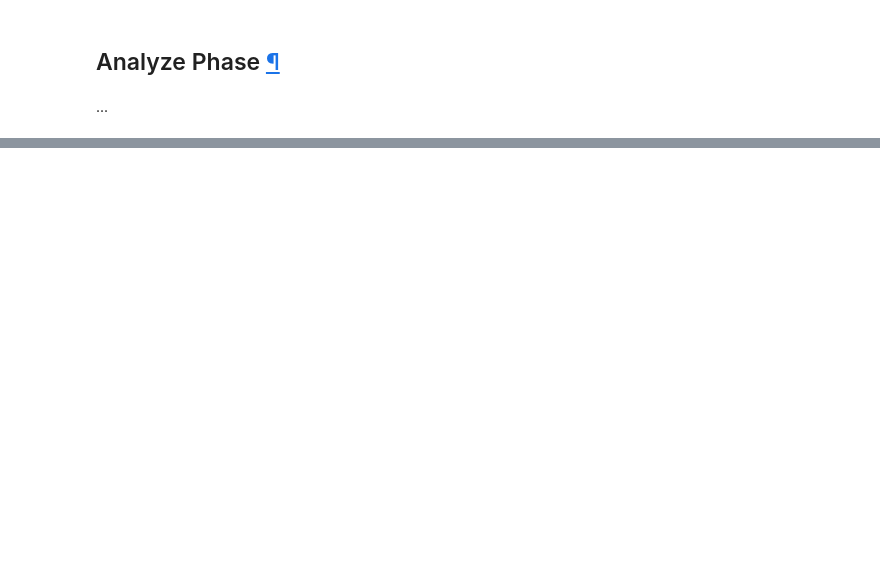
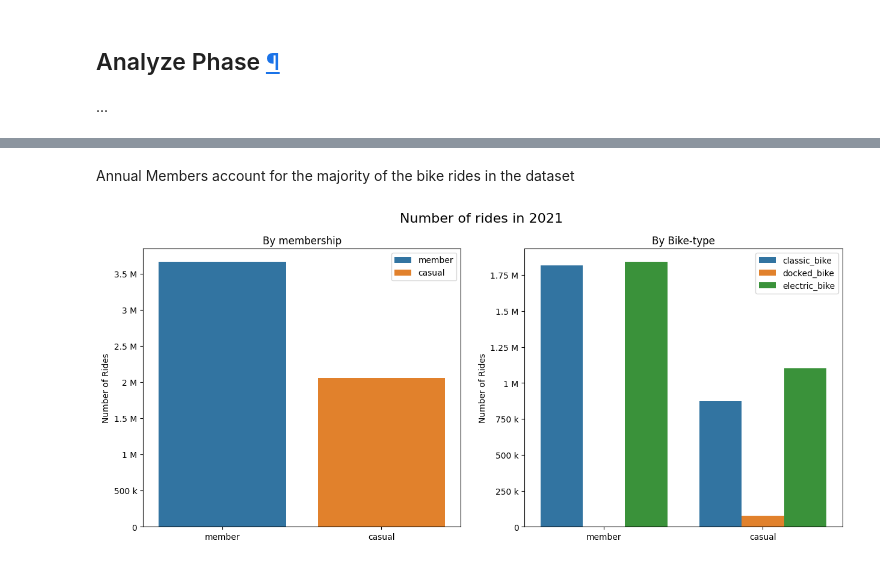
Before and after one commit to baguilar6174/data-analysis-cyclisticBike, a Jupyter notebook: notebook.ipynb, the cells around one changed output, grey strips where cells are left out. Drawn from its saved outputs; the diff is of its cells as text; code cells hidden in the pictures; blank space fills up the shorter version.

```diff
--- a/notebook.ipynb
+++ b/notebook.ipynb
@@ -391,0 +449,19 @@ divvy_df.sort_values(by='ride_length', ascending=False).head()
+# %% [markdown]
+Annual Members account for the majority of the bike rides in the dataset
+# %%
+# Let's define some colors for the rideable_type
+fig, axes = plt.subplots(nrows=1, ncols=2, figsize=(15, 6))
+fig.suptitle("Number of rides in 2021", fontsize=16)
+sns.countplot(data=divvy_df, x="member_casual", hue='member_casual', dodge=False, ax = axes[0])
+sns.countplot(data=divvy_df, x="member_casual", hue=divvy_df['rideable_type'].sort_values(), ax = axes[1])
+
+axes[0].set_title('By membership')
+axes[1].set_title('By Bike-type')
+for ax in axes:
+    ax.set_ylabel("Number of Rides")
+    ax.set_xlabel("")
+    ax.legend(loc="best")
+    ax.yaxis.set_major_formatter(ticker.EngFormatter())
+plt.show()
+# %% [output]
+[figure, added]
```
Also changed, not shown: parts of 32 cells of this notebook.
